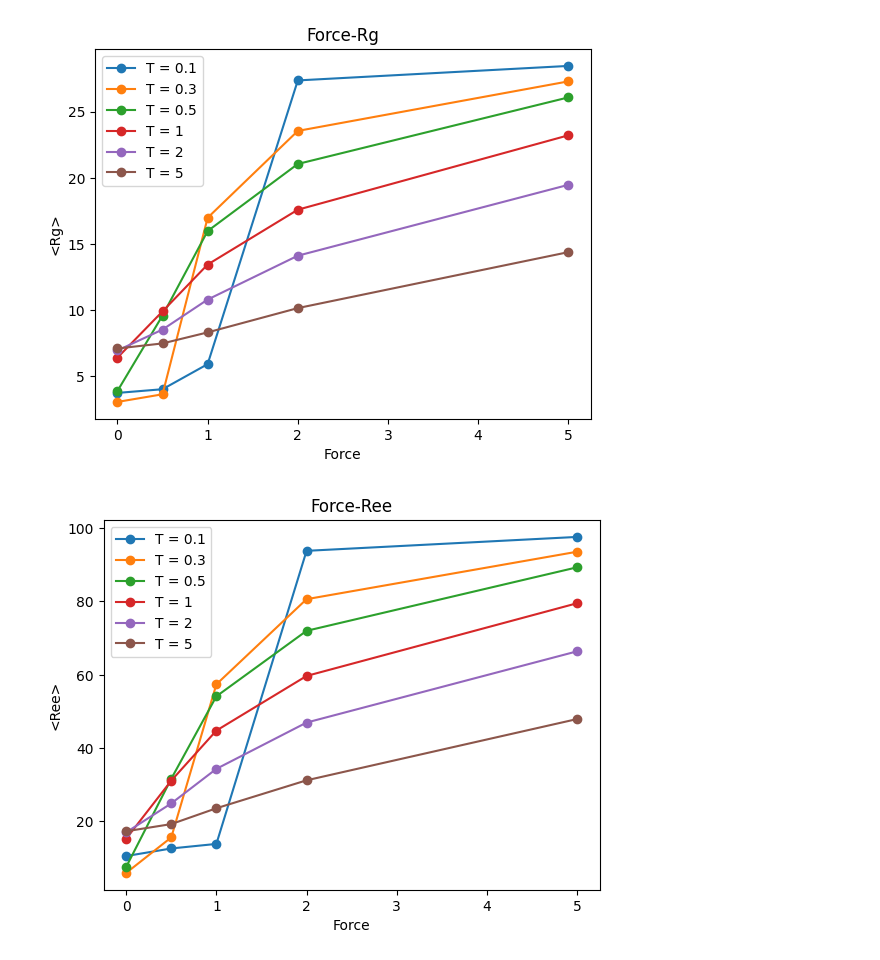
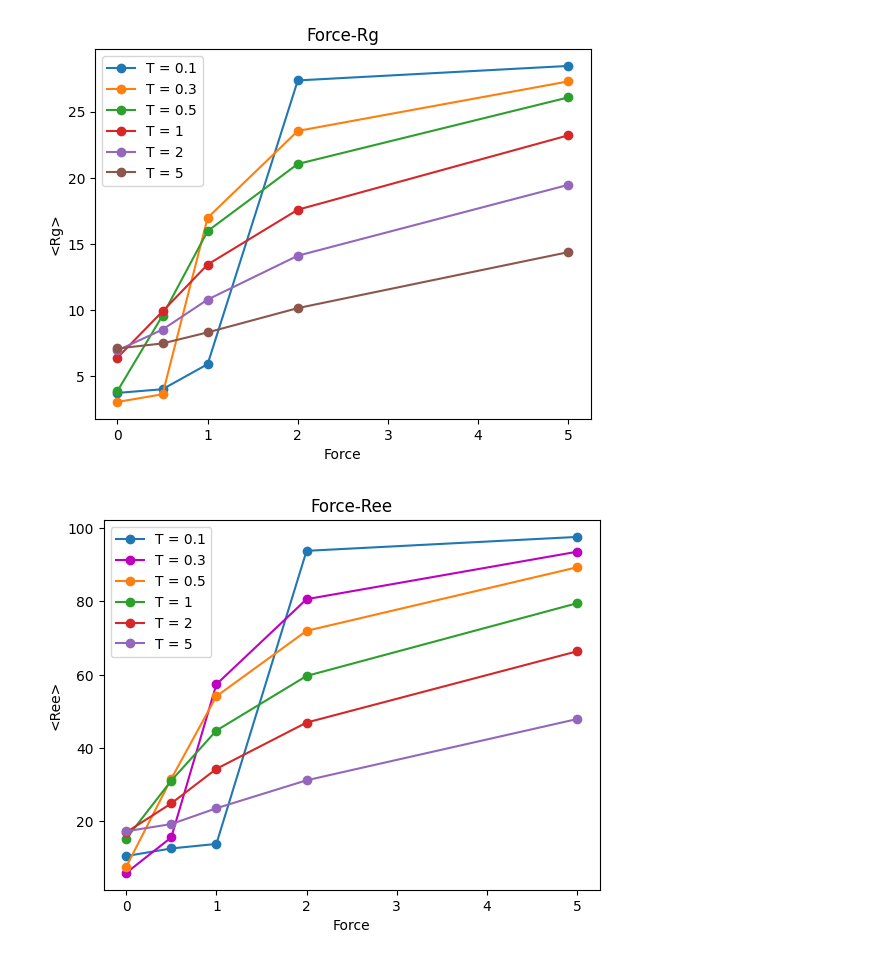
Before and after one commit to VagrantHyp/Code, a Jupyter notebook: Block1.ipynb, the cells around one changed output. Drawn from its saved outputs; the diff is of its cells as text; code cells hidden in the pictures.

```diff
--- a/Block1.ipynb
+++ b/Block1.ipynb
@@ -235,16 +235,20 @@ plt.savefig('../Data/Block1/Figures/FvsRg')
 [figure]
 # %%
 #Ree
+
 for cgt in lsCGT:
-    plt.plot(cgt.f, cgt.aveRee, 'o-', label = 'T = ' + str(cgt.t))
+    if cgt == CGT03:
+        plt.plot(cgt.f, cgt.aveRee, 'mo-', label = 'T = ' + str(cgt.t))
+    else:
+        plt.plot(cgt.f, cgt.aveRee, 'o-', label = 'T = ' + str(cgt.t))
 
 plt.legend()
 plt.xlabel('Force')
 plt.ylabel('<Ree>')
 plt.title('Force-Ree')
 plt.savefig('../Data/Block1/Figures/FvsRee')
 # %% [output]
-[figure, old version]
+[figure, new version]
 # %%
 for cgt in lsCGT:
     force = np.array(cgt.f)
```
Also changed, not shown: parts of 1 cell of this notebook, 2 other files.
